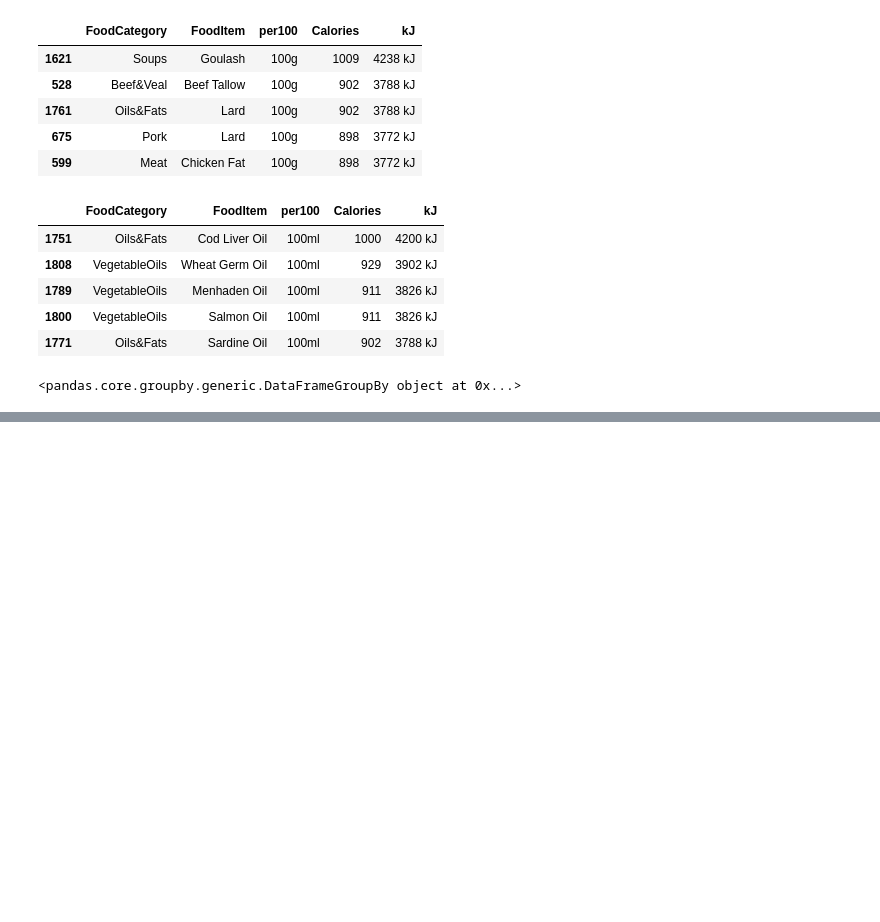
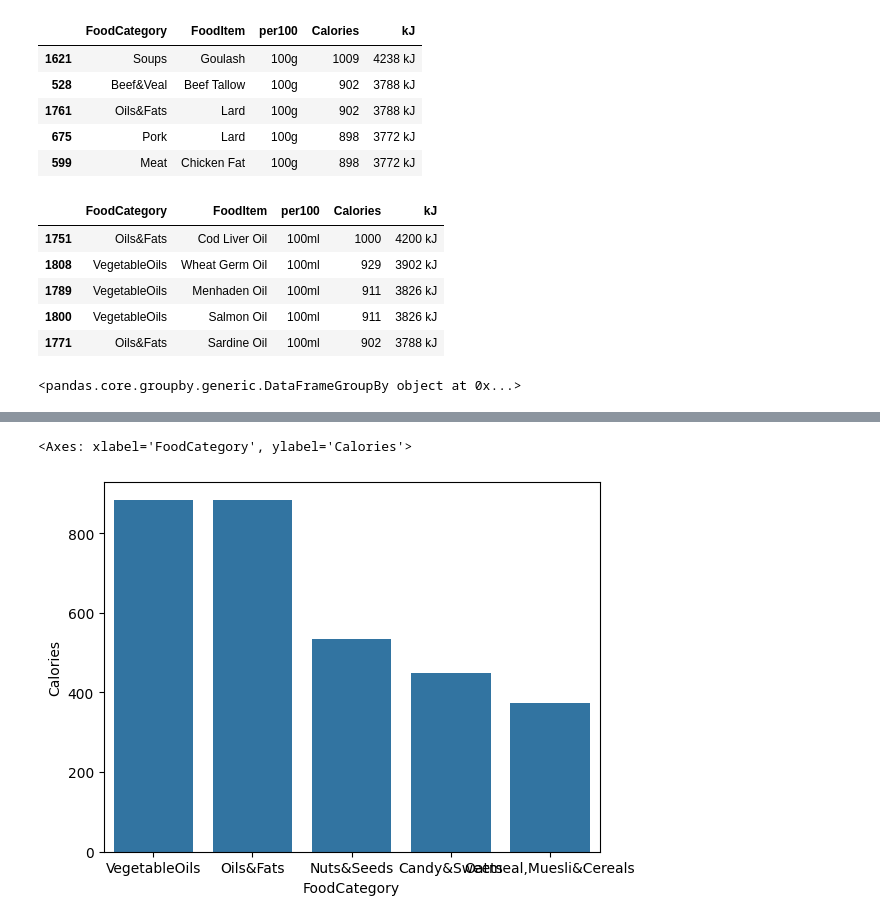
Before and after one commit to TonalLobster/Edwin_Madu_Lindblom_opa24, a Jupyter notebook: Pandas_Excel/pandas_excel.ipynb, the cells around one changed output, grey strips where cells are left out. Cells and saved outputs as stored; diff of their text form; code cells hidden in the pictures; blank space fills up the shorter version.

```diff
--- a/Pandas_Excel/pandas_excel.ipynb
+++ b/Pandas_Excel/pandas_excel.ipynb
@@ -241,6 +241,6 @@ df.groupby("FoodCategory")
 # %% [output]
 <pandas.core.groupby.generic.DataFrameGroupBy object at 0x...>
 # %%
-top_5_category = df.groupby("FoodCategory")["Calories"].median().sort_values(ascending=False).iloc[:5]
+top_5_category = df.groupby("FoodCategory")["Calories"].median().sort_values(ascending=False).iloc[:5].reset_index()
 top_5_category
 # %% [output]
@@ -256,0 +253,5 @@ TypeError: Data source must be a DataFrame or Mapping, not <class 'pandas.core.s
+# %%
+sns.barplot(data=top_5_category,x="FoodCategory",y="Calories")
+# %% [output]
+<Axes: xlabel='FoodCategory', ylabel='Calories'>
+[figure, added]
```
Also changed, not shown: parts of 3 cells of this notebook, 1 other file.
